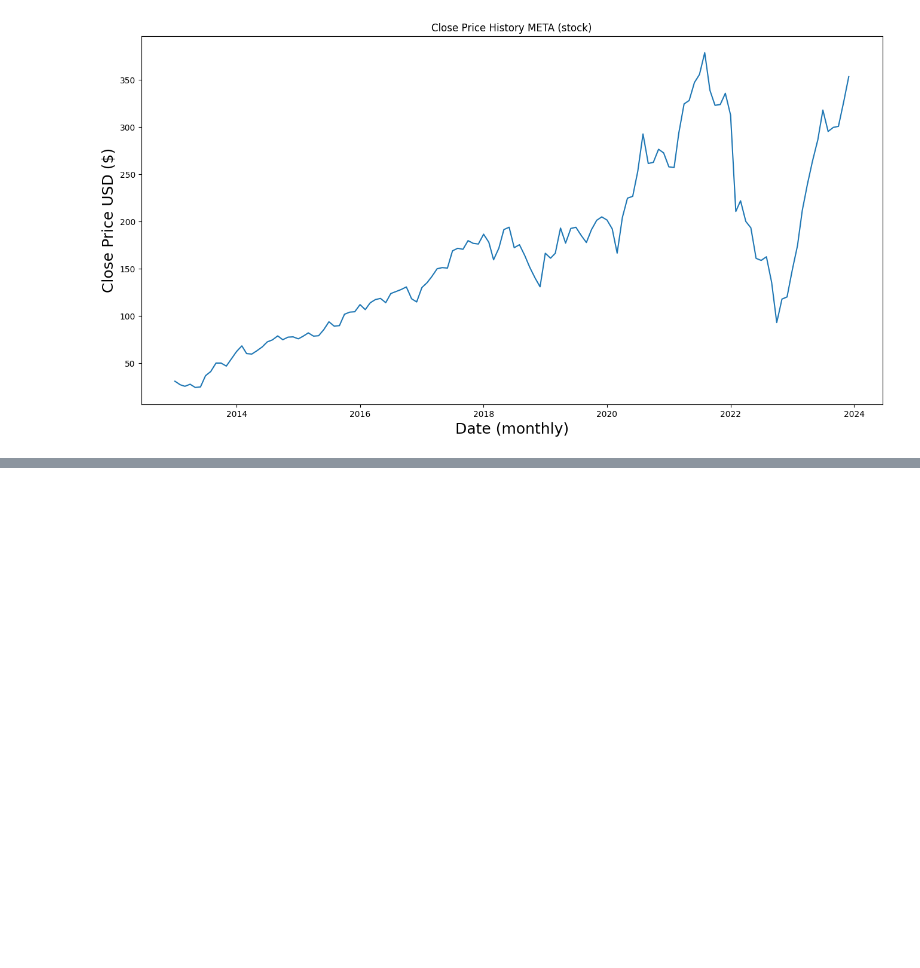
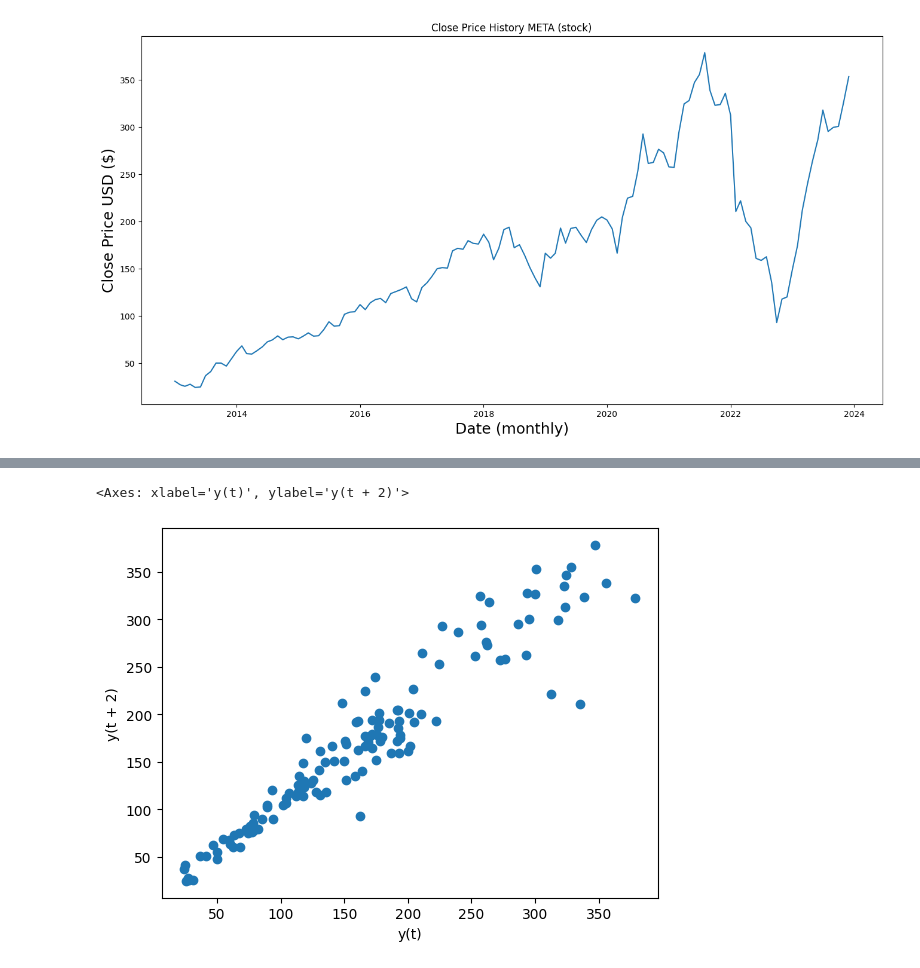
Before and after one commit to Michelleagl/Series_de_Tiempo, a Jupyter notebook: series_de_tiempo.ipynb, the cells around one changed output, grey strips where cells are left out. Saved outputs shown, nothing was run; the diff lists cells and outputs as text; code cells hidden in the pictures; blank space fills up the shorter version.

```diff
--- a/series_de_tiempo.ipynb
+++ b/series_de_tiempo.ipynb
@@ -345,0 +282,5 @@ NameError: name 'hist_test' is not defined
+# %%
+lag_plot(hist2, lag=2)
+# %% [output]
+<Axes: xlabel='y(t)', ylabel='y(t + 2)'>
+[figure, added]
```
Also changed, not shown: parts of 19 cells of this notebook.
